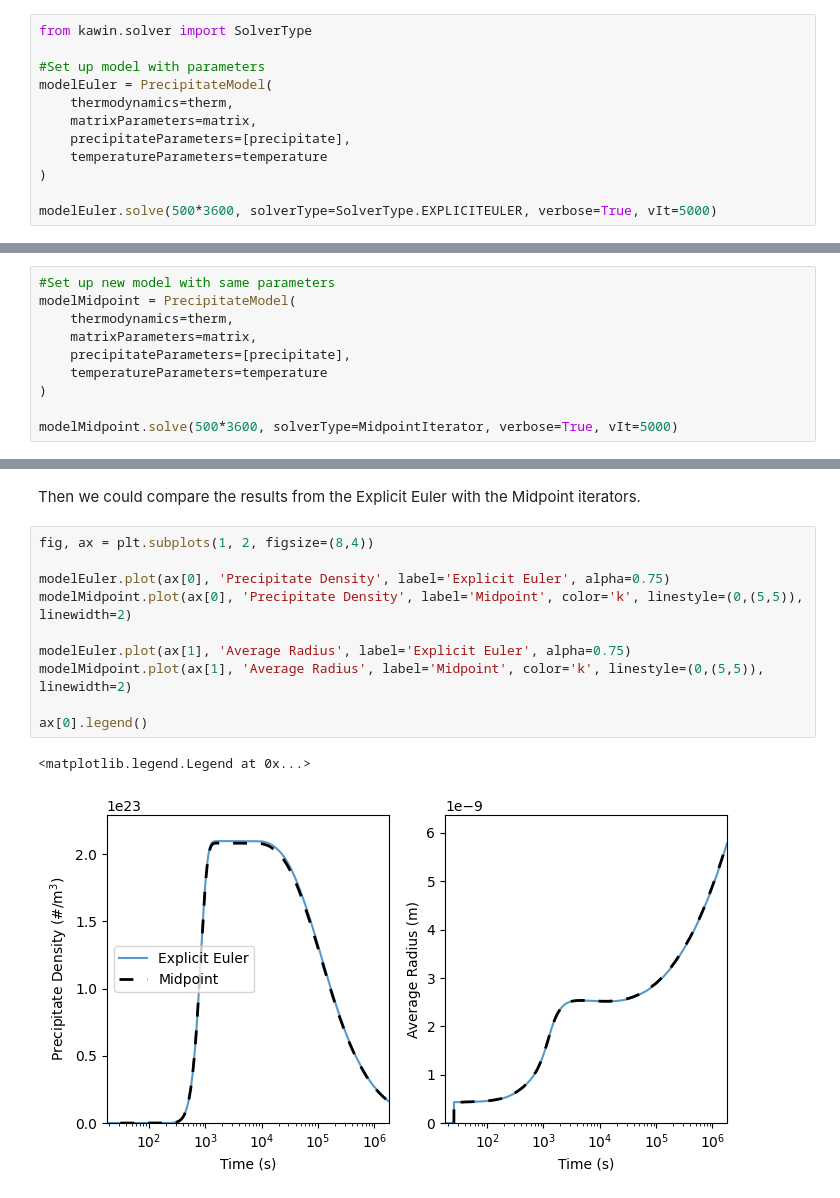
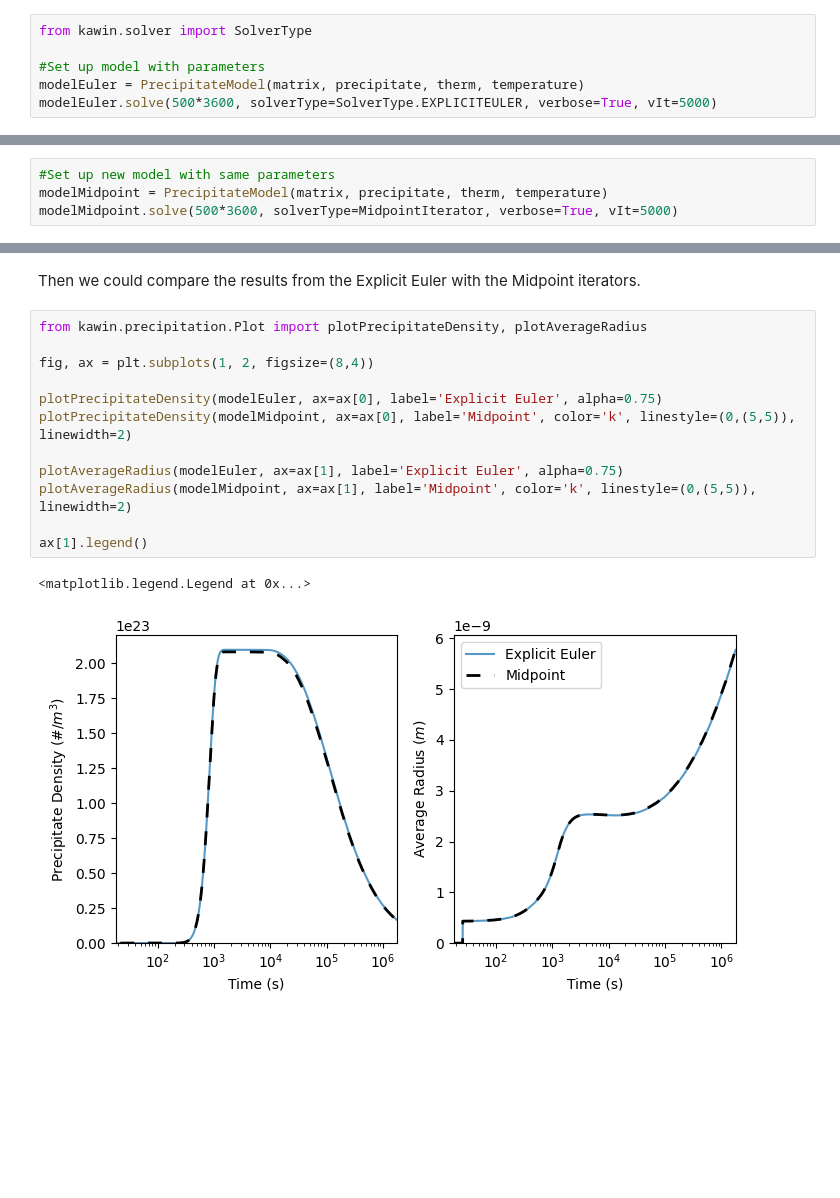
Before and after one commit to materialsgenomefoundation/kawin, a Jupyter notebook: examples/12_Custom_Iterators.ipynb, the cells around one changed output, grey strips where cells are left out. Drawn from its saved outputs; the diff is of its cells as text; blank space fills up the shorter version.

```diff
--- a/examples/12_Custom_Iterators.ipynb
+++ b/examples/12_Custom_Iterators.ipynb
@@ -35,13 +35,7 @@ Let's solve the model using the Explicit Euler method for a comparison.
 from kawin.solver import SolverType
 
 #Set up model with parameters
-modelEuler = PrecipitateModel(
-    thermodynamics=therm,
-    matrixParameters=matrix,
-    precipitateParameters=[precipitate],
-    temperatureParameters=temperature
-)
-
+modelEuler = PrecipitateModel(matrix, precipitate, therm, temperature)
 modelEuler.solve(500*3600, solverType=SolverType.EXPLICITEULER, verbose=True, vIt=5000)
 # %% [output]
 N       Time (s)        Sim Time (s)    Temperature (K) Matrix Comp
@@ -83,13 +77,7 @@ def MidpointIterator(f, t, Xn, updateX):
 We can solve the model with this new iteration by replacing solverType with this function.
 # %%
 #Set up new model with same parameters
-modelMidpoint = PrecipitateModel(
-    thermodynamics=therm,
-    matrixParameters=matrix,
-    precipitateParameters=[precipitate],
-    temperatureParameters=temperature
-)
-
+modelMidpoint = PrecipitateModel(matrix, precipitate, therm, temperature)
 modelMidpoint.solve(500*3600, solverType=MidpointIterator, verbose=True, vIt=5000)
 # %% [output]
 N       Time (s)        Sim Time (s)    Temperature (K) Matrix Comp
@@ -106,15 +94,17 @@ N       Time (s)        Sim Time (s)    Temperature (K) Matrix Comp
 # %% [markdown]
 Then we could compare the results from the Explicit Euler with the Midpoint iterators.
 # %%
+from kawin.precipitation.Plot import plotPrecipitateDensity, plotAverageRadius
+
 fig, ax = plt.subplots(1, 2, figsize=(8,4))
 
-modelEuler.plot(ax[0], 'Precipitate Density', label='Explicit Euler', alpha=0.75)
-modelMidpoint.plot(ax[0], 'Precipitate Density', label='Midpoint', color='k', linestyle=(0,(5,5)), linewidth=2)
+plotPrecipitateDensity(modelEuler, ax=ax[0], label='Explicit Euler', alpha=0.75)
+plotPrecipitateDensity(modelMidpoint, ax=ax[0], label='Midpoint', color='k', linestyle=(0,(5,5)), linewidth=2)
 
-modelEuler.plot(ax[1], 'Average Radius', label='Explicit Euler', alpha=0.75)
-modelMidpoint.plot(ax[1], 'Average Radius', label='Midpoint', color='k', linestyle=(0,(5,5)), linewidth=2)
+plotAverageRadius(modelEuler, ax=ax[1], label='Explicit Euler', alpha=0.75)
+plotAverageRadius(modelMidpoint, ax=ax[1], label='Midpoint', color='k', linestyle=(0,(5,5)), linewidth=2)
 
-ax[0].legend()
+ax[1].legend()
 # %% [output]
 <matplotlib.legend.Legend at 0x...>
-[figure, old version]
+[figure, new version]
```
Also changed, not shown: parts of 2 cells of this notebook, 23 other files.
